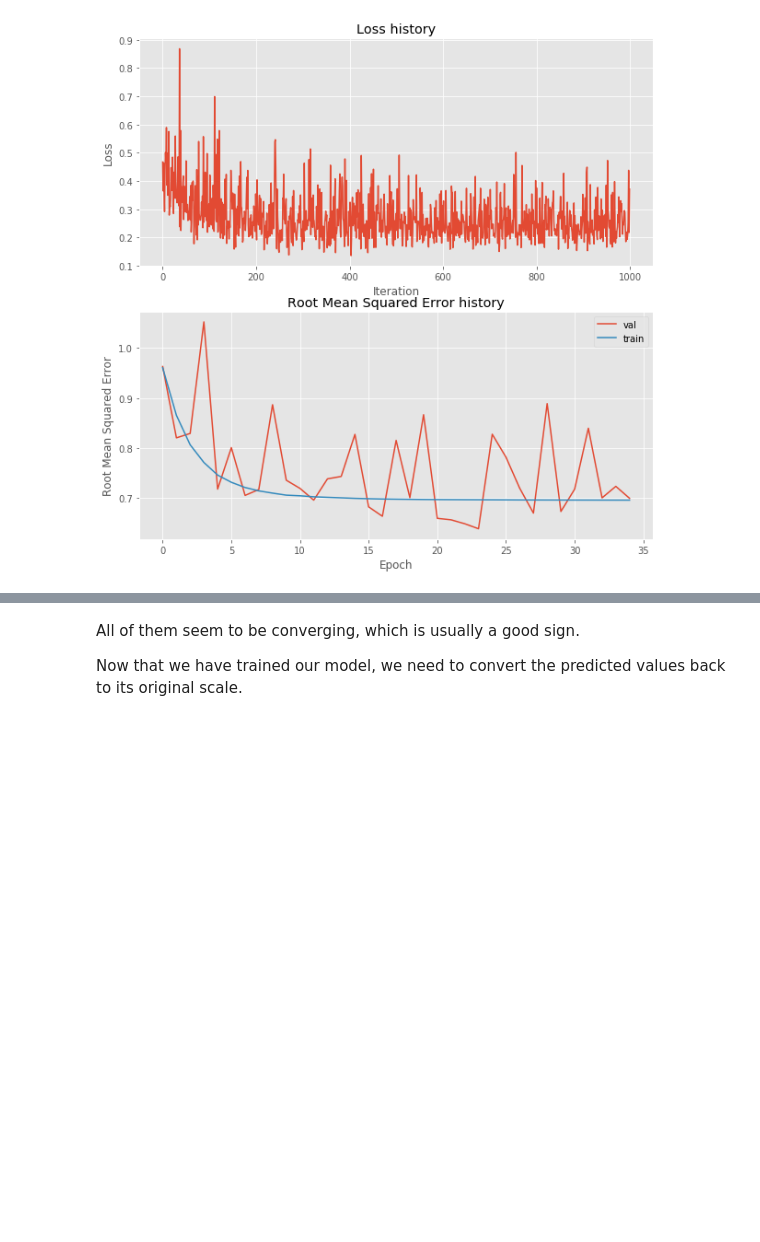
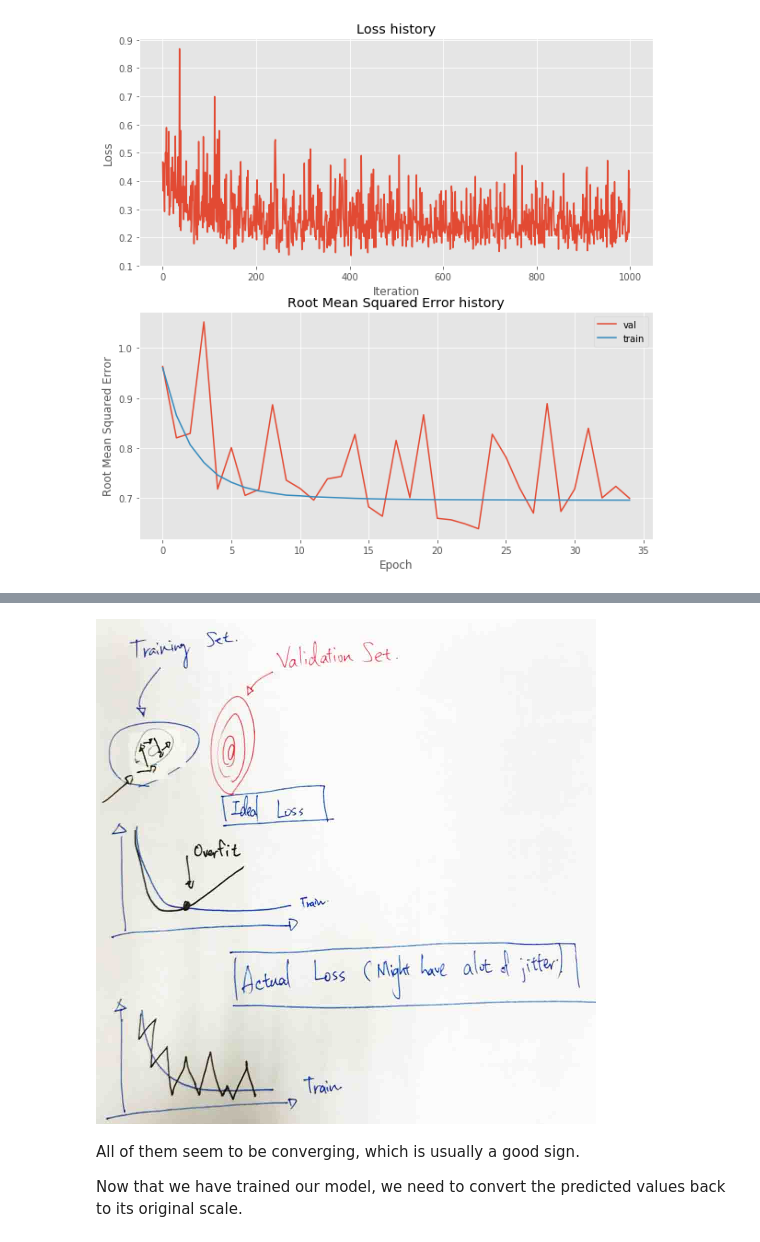
Before and after one commit to Darkgrouptw/Deep-Learning-For-Computer-Vision-CS5145701, a Jupyter notebook: 02.Linear Regression/02 - Linear Regression.ipynb, the cells around one changed output, grey strips where cells are left out. Saved outputs shown, nothing was run; the diff lists cells and outputs as text; code cells hidden in the pictures; blank space fills up the shorter version.

```diff
--- a/02.Linear Regression/02 - Linear Regression.ipynb
+++ b/02.Linear Regression/02 - Linear Regression.ipynb
@@ -716,6 +719,8 @@ Because the situation(Train data & validation data) might be different.  ***
 # %%
 from IPython.display import Image
-Image(filename='./imgs/Mark1.jpg')
+Image(filename='./imgs/Mark1.jpg' ,width = 500)
+# %% [output]
+[figure, added]
 # %% [markdown]
 All of them seem to be converging, which is usually a good sign.
 
```
Also changed, not shown: parts of 3 cells of this notebook.
